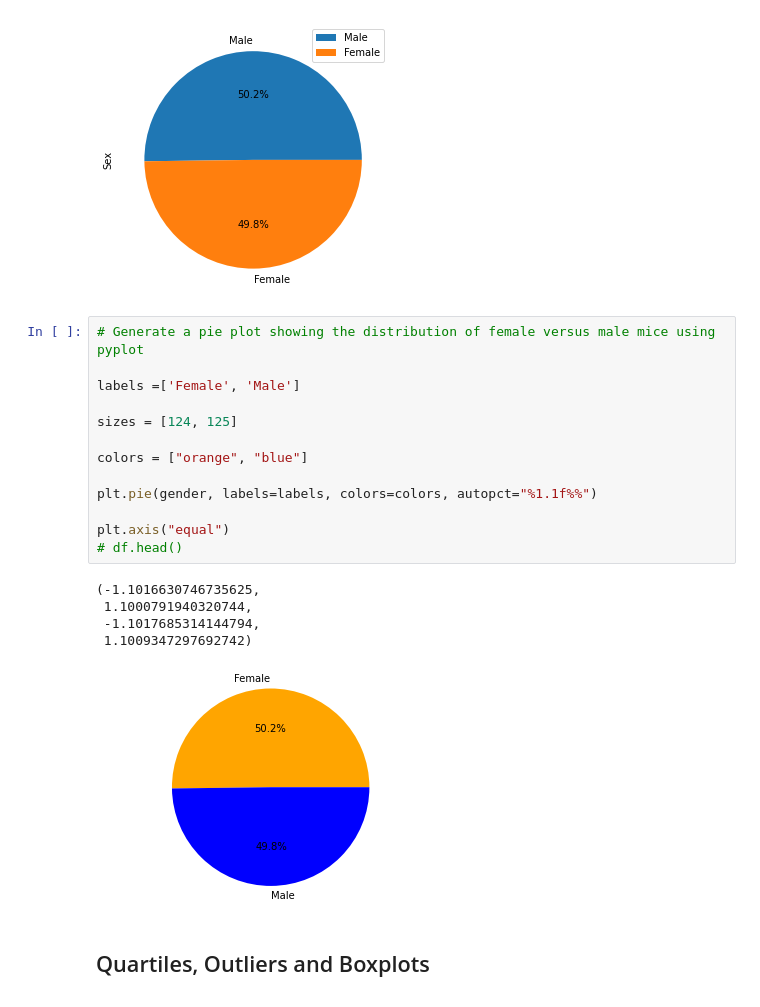
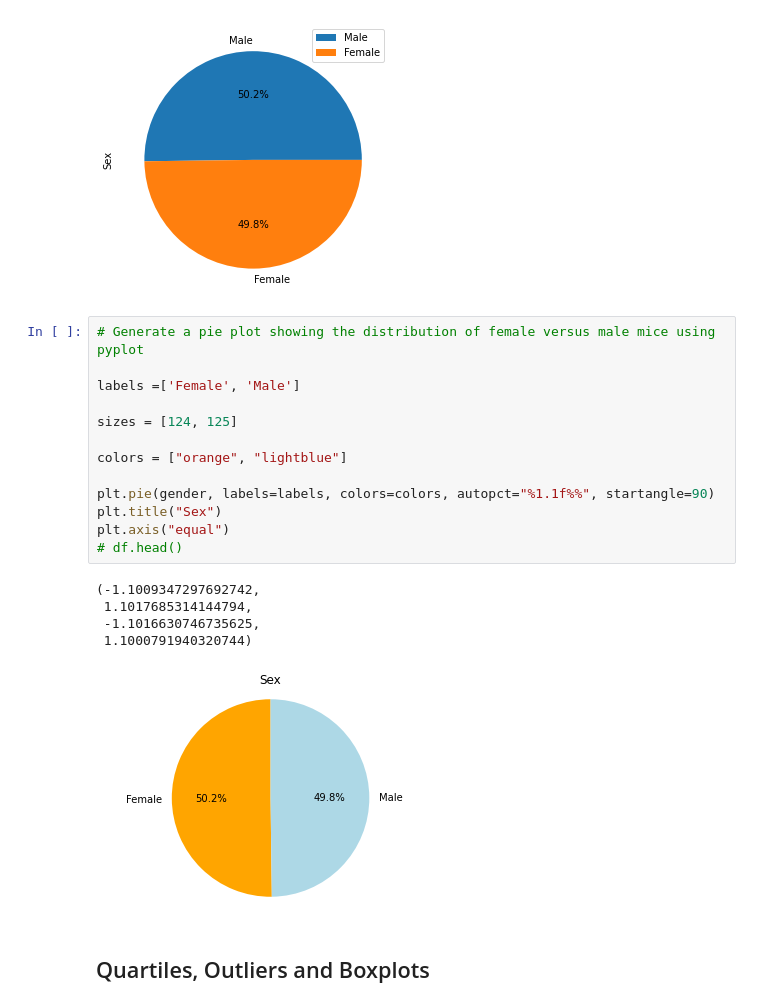
Before and after one commit to jump8621/Matplotlib_PowerofPlots, a Jupyter notebook: Pyma.ipynb, the cells around one changed output. Drawn from its saved outputs; the diff is of its cells as text.

```diff
--- a/actual-Copy2.ipynb
+++ b/Pyma.ipynb
@@ -459,22 +404,22 @@ plotdata = df.plot.pie(y='Sex', figsize=(5,5), autopct="%1.1f%%")
 # %%
 # Generate a pie plot showing the distribution of female versus male mice using pyplot
 
 labels =['Female', 'Male']
 
 sizes = [124, 125]
 
-colors = ["orange", "blue"]
+colors = ["orange", "lightblue"]
 
-plt.pie(gender, labels=labels, colors=colors, autopct="%1.1f%%")
-
+plt.pie(gender, labels=labels, colors=colors, autopct="%1.1f%%", startangle=90)
+plt.title("Sex")
 plt.axis("equal")
 # df.head()
 # %% [output]
-(-1.1016630746735625,
- 1.1000791940320744,
- -1.1017685314144794,
- 1.1009347297692742)
+(-1.1009347297692742,
+ 1.1017685314144794,
+ -1.1016630746735625,
+ 1.1000791940320744)
-[figure, old version]
+[figure, new version]
 # %% [markdown]
 ## Quartiles, Outliers and Boxplots
 # %%
```
Also changed, not shown: parts of 17 cells of this notebook, 1 other file.
